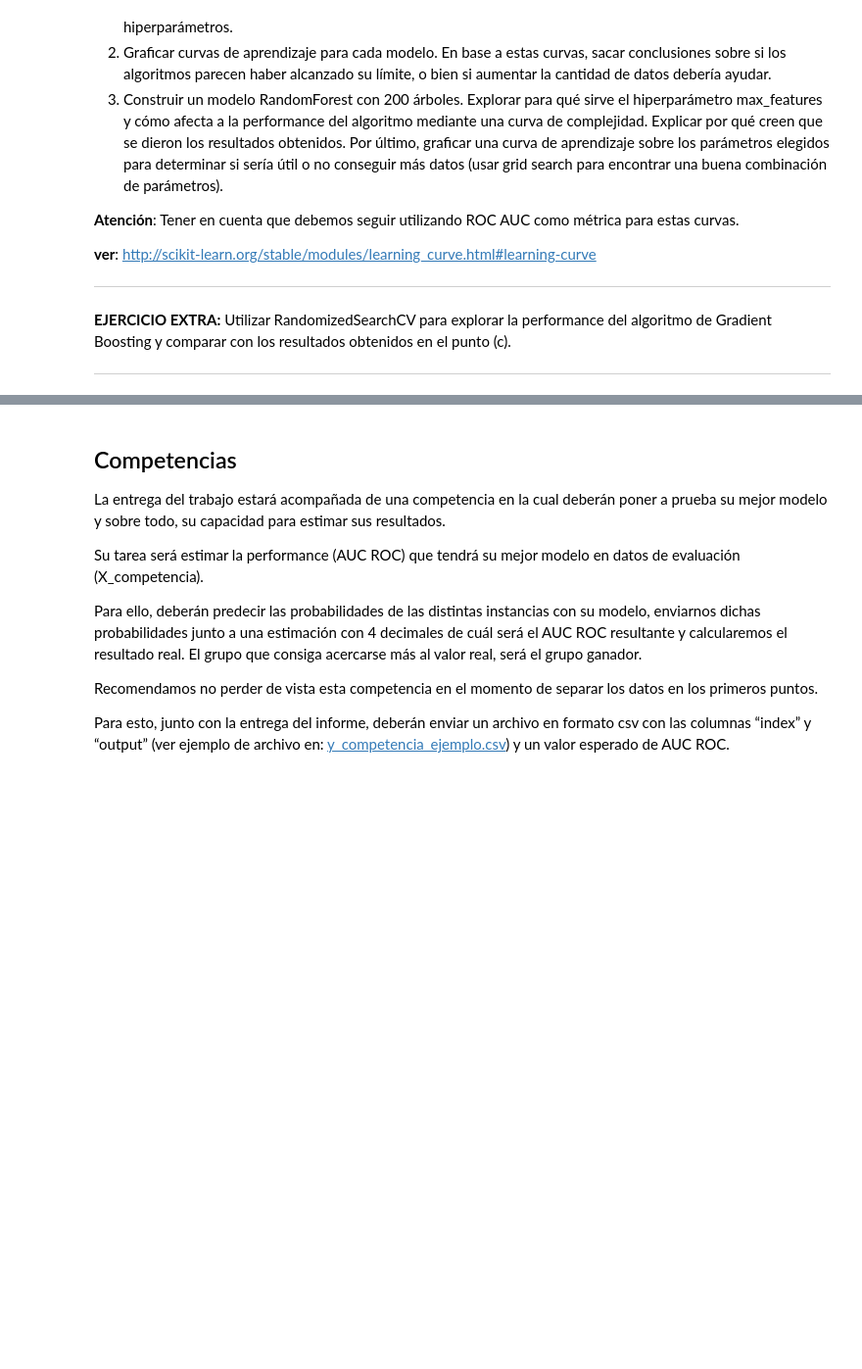
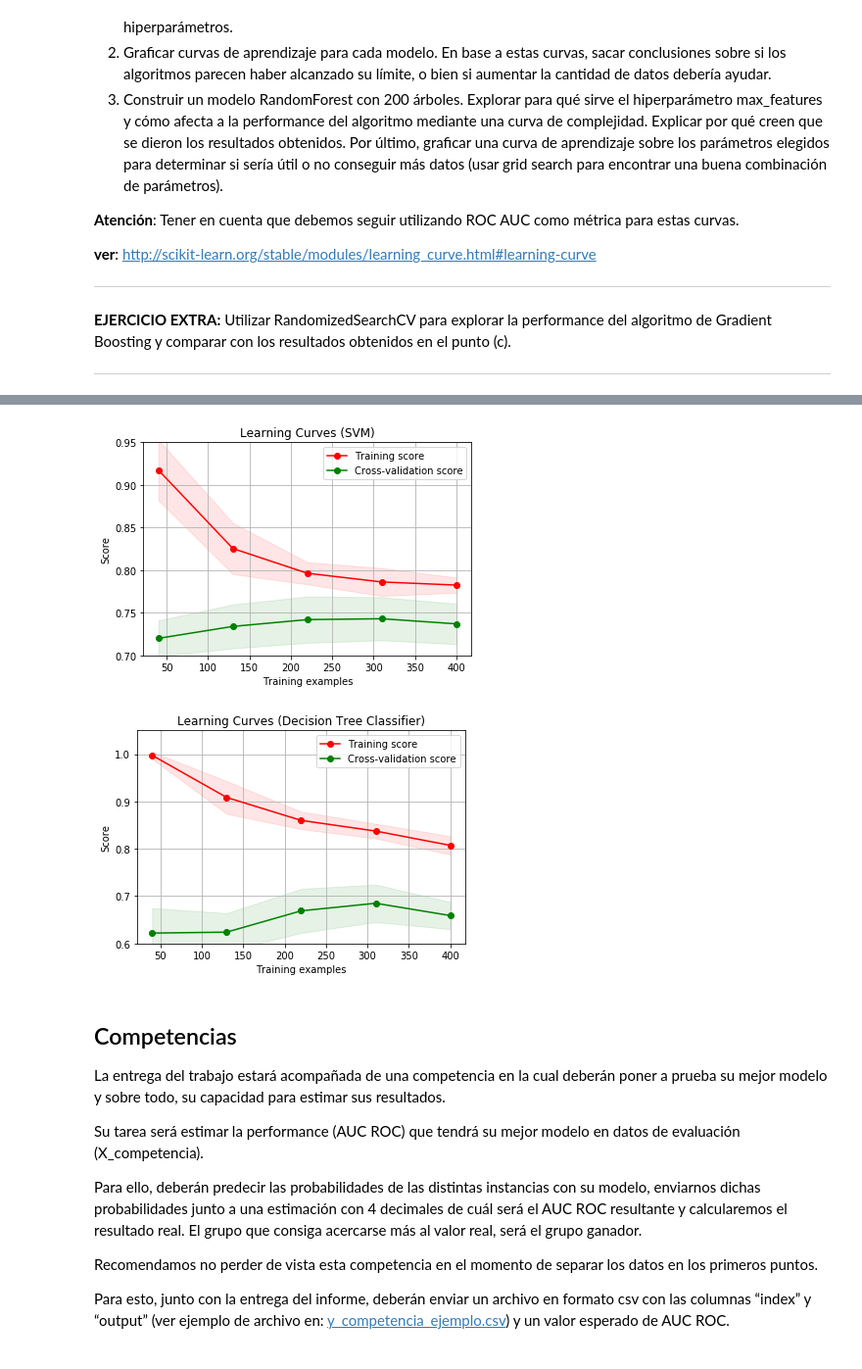
Before and after one commit to marialaraa/aa-notebooks, a Jupyter notebook: TP1/TP1.ipynb, the cells around one changed output, grey strips where cells are left out. Shown at 98% size. Cells and saved outputs as stored; diff of their text form; code cells hidden in the pictures; blank space fills up the shorter version.

```diff
--- a/TP1/TP1.ipynb
+++ b/TP1/TP1.ipynb
@@ -431,3 +580,20 @@ En este punto, se pide inspeccionar dos de sus mejores modelos encontrados hasta
+# %%
+title = "Learning Curves (SVM)"
+# Cross validation with 100 iterations to get smoother mean test and train
+# score curves, each time with 20% data randomly selected as a validation set.
+
+estimator = LinearSVC(C=0.0001)
+plot_learning_curve(estimator, title, X_np, y_np, ylim=(0.7, 0.95), cv=cv, n_jobs=4)
+
+title = "Learning Curves (Decision Tree Classifier)"
+# SVC is more expensive so we do a lower number of CV iterations:
+estimator = DecisionTreeClassifier(max_depth=3)
+plot_learning_curve(estimator, title, X_np, y_np, (0.6, 1.05), cv=cv, n_jobs=4)
+
+plt.show()
+# %% [output]
+[figure, added]
+[figure, added]
 # %% [markdown]
 ## Competencias
 
```
Also changed, not shown: parts of 4 cells of this notebook.
